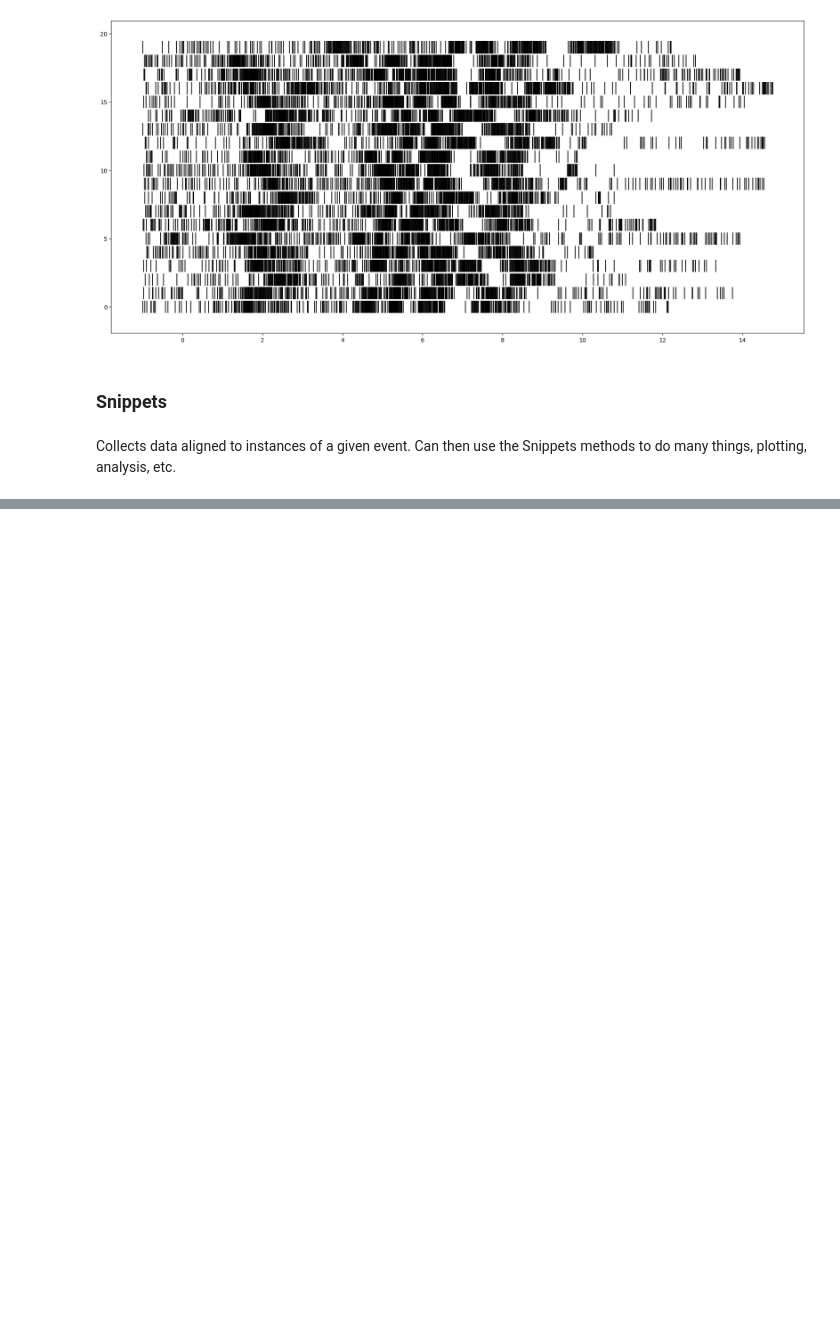
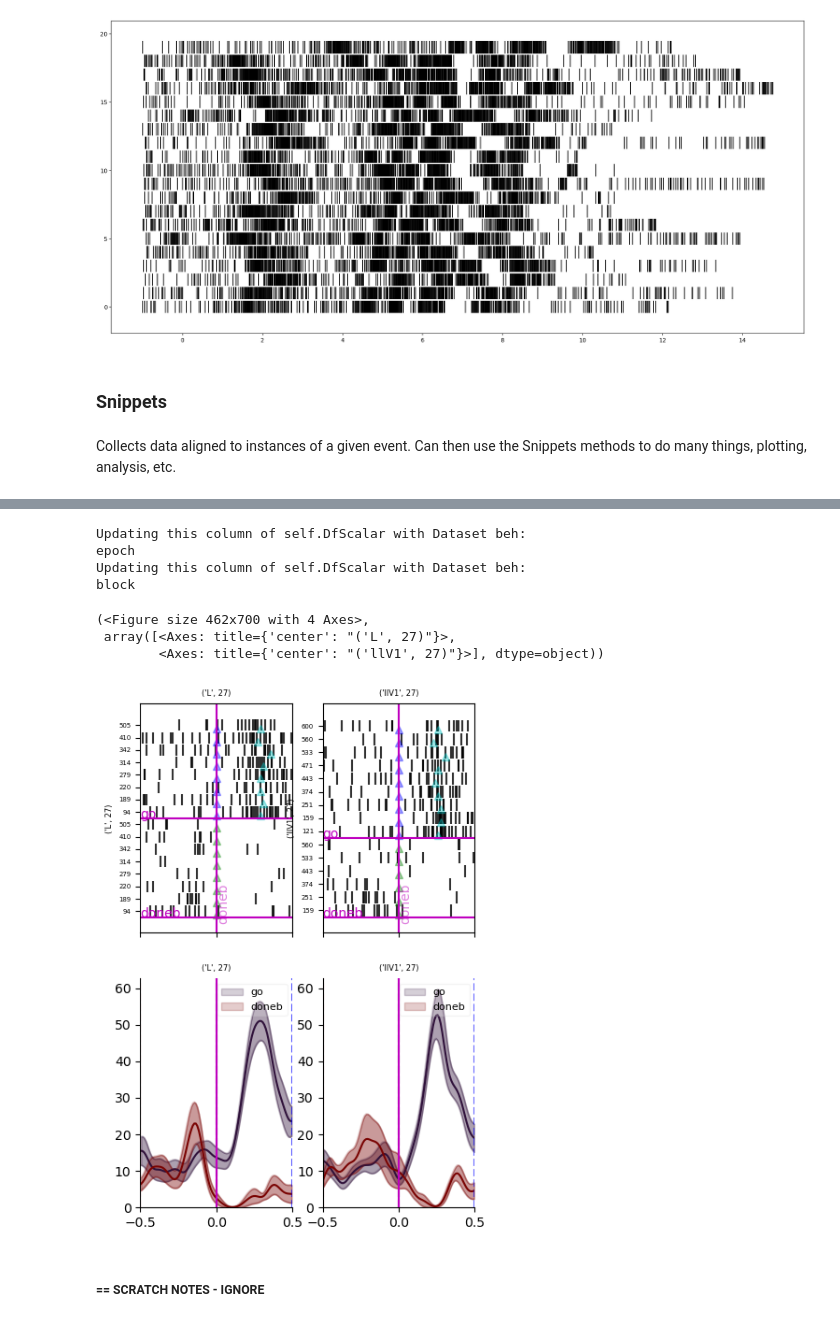
Before and after one commit to lucast4/neuralmonkey, a Jupyter notebook: neuralmonkey/notebooks/230627_neural_preprocessing_tutorial.ipynb, the cells around one changed output, grey strips where cells are left out. Cells and saved outputs as stored; diff of their text form; code cells hidden in the pictures; blank space fills up the shorter version.

```diff
--- a/neuralmonkey/notebooks/230627_neural_preprocessing_tutorial.ipynb
+++ b/neuralmonkey/notebooks/230627_neural_preprocessing_tutorial.ipynb
@@ -192,0 +337,19 @@ Collects data aligned to instances of a given event. Can then use the Snippets m
+# %%
+# You can even use conjucjtions of mltiple variables for splitting suybplots
+SP.datasetbeh_append_column("epoch", sn.Datasetbeh) # assign epoch to SP
+SP.datasetbeh_append_column("block", sn.Datasetbeh) # assign epoch to SP
+
+SP.plotgood_rasters_smfr_each_level_combined(chan, var="event", vars_others=["epoch", "block"]) # plot
+
+# Now each subplot is a specific conjucntion of the variables epoch and block.
+# %% [output]
+Updating this column of self.DfScalar with Dataset beh:
+epoch
+Updating this column of self.DfScalar with Dataset beh:
+block
+(<Figure size 462x700 with 4 Axes>,
+ array([<Axes: title={'center': "('L', 27)"}>,
+        <Axes: title={'center': "('llV1', 27)"}>], dtype=object))
+[figure, added]
+# %% [markdown]
+##### == SCRATCH NOTES - IGNORE
```
Also changed, not shown: parts of 13 cells of this notebook, 2 other files.
